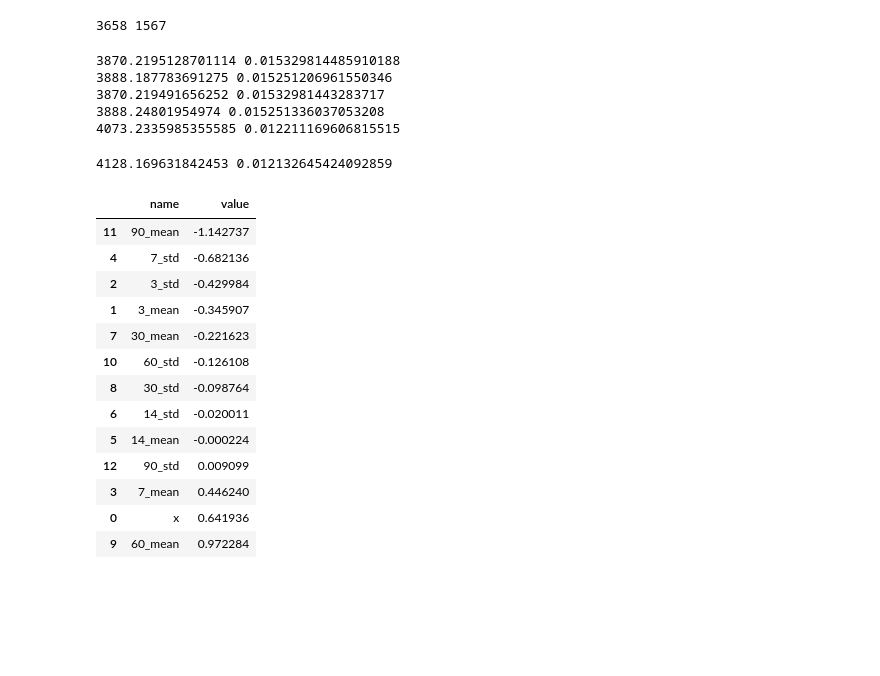
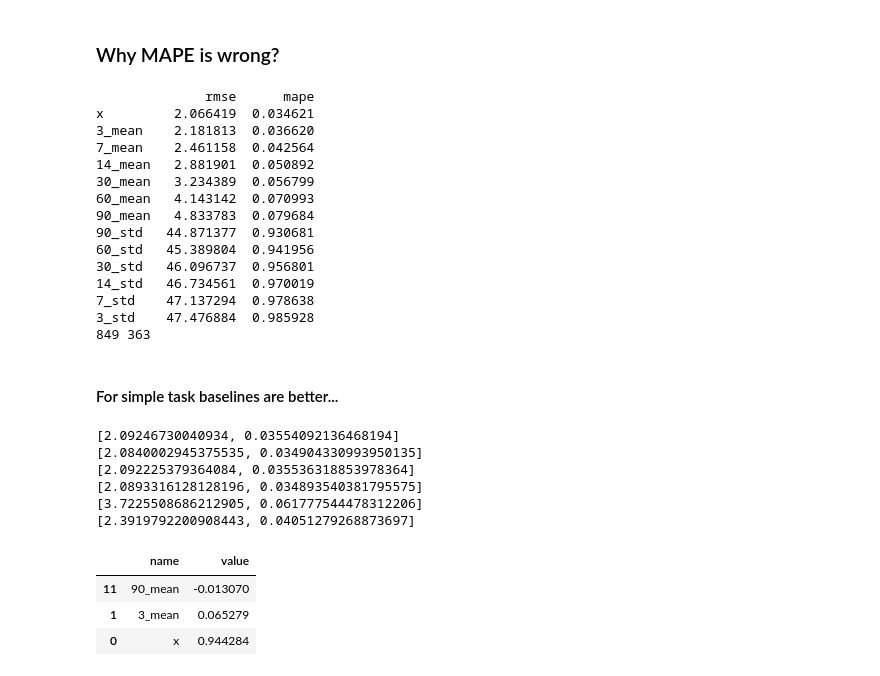
Before and after one commit to ferencberes/ds-tools, a Jupyter notebook: time_series/TSTrials.ipynb, the cells around one changed output. Saved outputs shown, nothing was run; the diff lists cells and outputs as text; code cells hidden in the pictures; blank space fills up the shorter version.

Commit message:
few updates and baselines

```diff
--- a/time_series/TSTrials.ipynb
+++ b/time_series/TSTrials.ipynb
@@ -33,0 +41,2 @@ ts_df.head()
+# %%
+ts_df.set_index("date")["value"].plot(figsize=(20,6))
@@ -101,0 +136,7 @@ done
+# %%
+#predict for next week value
+sizes = [3,7,14,30,60,90]
+#sizes = [3,5,10,20,40,60]
+stats = ["mean","std"]
+tsf = TSFeatureCalculator(ts_df, "date", "value", 5, True)
+tsf.generate_window_features(window_size=sizes, window_stats=stats, min_periods=1)#, window_type="D")
@@ -102,44 +163,51 @@ done
+# %% [markdown]
+### Why MAPE is wrong?
 # %%
-tsc = TSClassifier(tsf.df, "value", exclude=["date","day_of_week","month","day_of_month"])
+exclude = ["date","month","day_of_month","day_of_week"]
+tsc = TSClassifier(tsf.df, "value", missing_value=None, exclude=exclude)
+print(tsc.single_feature_performance().sort_values("rmse"))
 X_tr, y_tr, X_te, y_te = tsc.temporal_train_test_split()
 print(len(X_tr), len(X_te))
 # %% [output]
-3658 1567
+              rmse      mape
+x         2.066419  0.034621
+3_mean    2.181813  0.036620
+7_mean    2.461158  0.042564
+14_mean   2.881901  0.050892
+30_mean   3.234389  0.056799
+60_mean   4.143142  0.070993
+90_mean   4.833783  0.079684
+90_std   44.871377  0.930681
+60_std   45.389804  0.941956
+30_std   46.096737  0.956801
+14_std   46.734561  0.970019
+7_std    47.137294  0.978638
+3_std    47.476884  0.985928
+849 363
+# %% [markdown]
+#### For simple task baselines are better...
 # %%
 from sklearn.linear_model import LinearRegression, Lasso, Ridge, ElasticNet
 from sklearn.ensemble import GradientBoostingRegressor
 from sklearn.tree import DecisionTreeRegressor
-from sklearn.metrics import mean_squared_error, mean_absolute_percentage_error
 
-models = [LinearRegression(), Lasso(), Ridge(), ElasticNet(), DecisionTreeRegressor(max_depth=3), GradientBoostingRegressor(n_estimators=30, max_depth=3)]
+models = [LinearRegression(), Lasso(), Ridge(), ElasticNet(), DecisionTreeRegressor(max_depth=1), GradientBoostingRegressor(n_estimators=30, max_depth=1)]
 for model in models:
     model.fit(X_tr, y_tr)
     y_pred = model.predict(X_te)
-    rmse = np.sqrt(mean_squared_error(y_te, y_pred))
-    mape = mean_absolute_percentage_error(y_te, y_pred)
-    print(rmse, mape)
+    print(eval_model(y_te, y_pred))
 # %% [output]
-3870.2195128701114 0.015329814485910188
-3888.187783691275 0.015251206961550346
-3870.219491656252 0.01532981443283717
-3888.24801954974 0.015251336037053208
-4073.2335985355585 0.012211169606815515
+[2.09246730040934, 0.03554092136468194]
+[2.0840002945375535, 0.034904330993950135]
+[2.092225379364084, 0.035536318853978364]
+[2.0893316128128196, 0.034893540381795575]
+[3.7225508686212905, 0.061777544478312206]
+[2.3919792200908443, 0.04051279268873697]
-4128.169631842453 0.012132645424092859
 # %%
-tsc.get_feature_importance(models[0].coef_)
+tsc.get_feature_importance(models[1].coef_, True)
 # %% [output]
 |  | name | value |
-| 11 | 90_mean | -1.142737 |
-| 4 | 7_std | -0.682136 |
-| 2 | 3_std | -0.429984 |
-| 1 | 3_mean | -0.345907 |
-| 7 | 30_mean | -0.221623 |
-| 10 | 60_std | -0.126108 |
-| 8 | 30_std | -0.098764 |
-| 6 | 14_std | -0.020011 |
-| 5 | 14_mean | -0.000224 |
-| 12 | 90_std | 0.009099 |
-| 3 | 7_mean | 0.446240 |
-| 0 | x | 0.641936 |
-| 9 | 60_mean | 0.972284 |
+| 11 | 90_mean | -0.013070 |
+| 1 | 3_mean | 0.065279 |
+| 0 | x | 0.944284 |
 # %%
```
Also changed, not shown: parts of 16 cells of this notebook.
